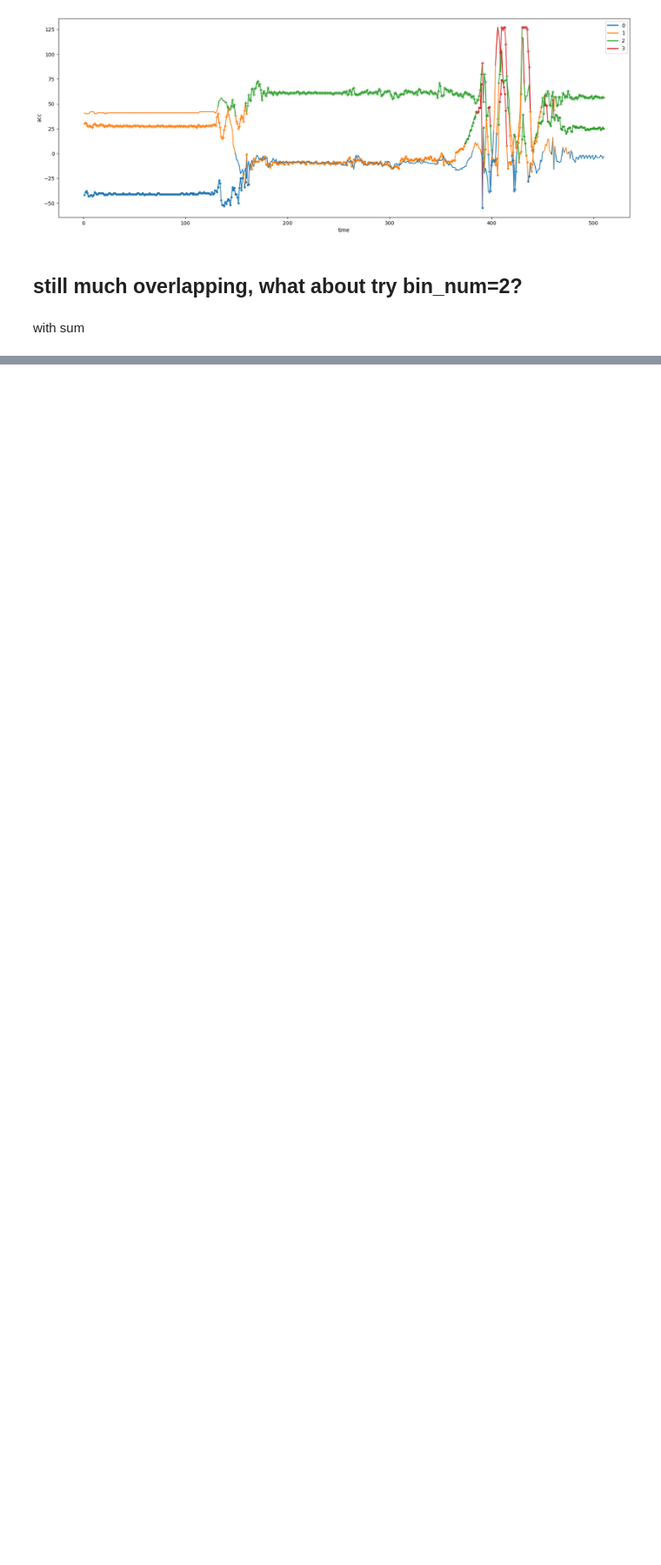
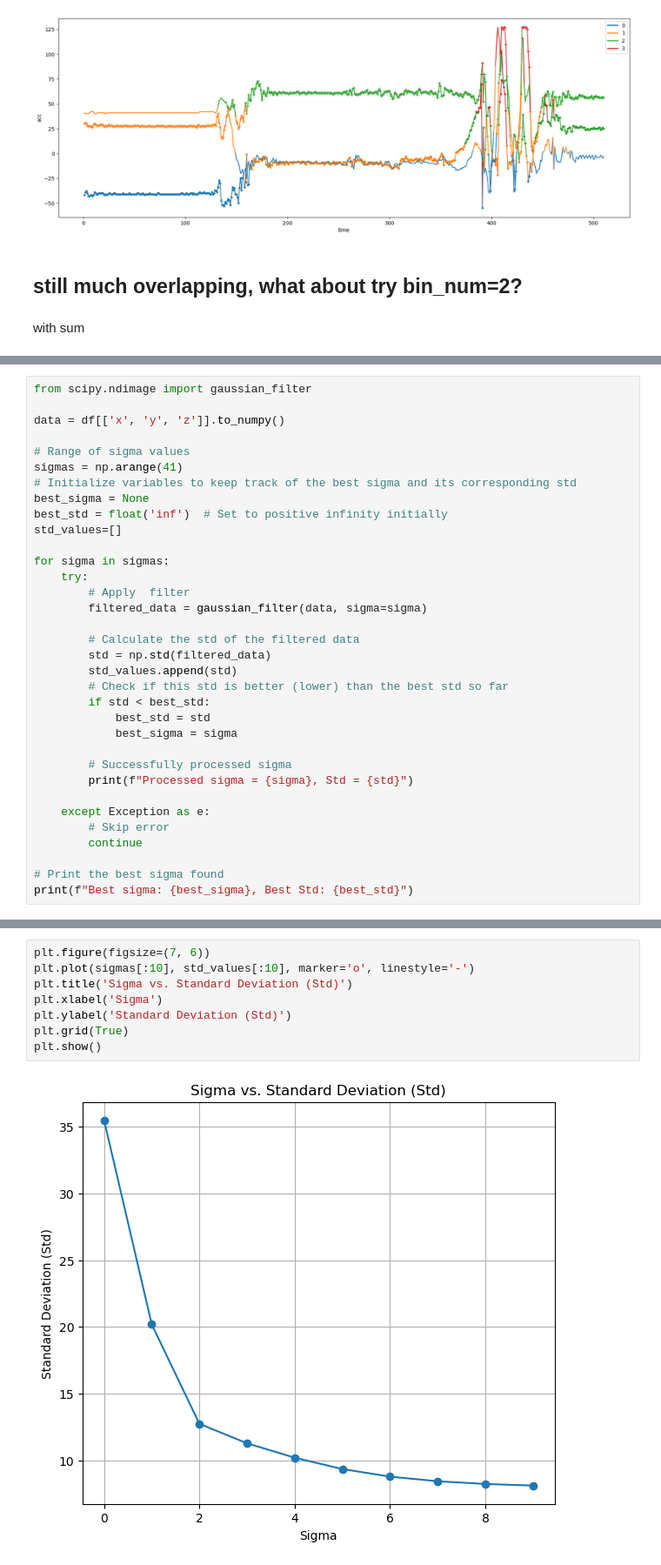
Before and after one commit to ScreamingPigeon/ms-analysis-23, a Jupyter notebook: segementation.ipynb, the cells around one changed output, grey strips where cells are left out. Shown at 87% size. Cells and saved outputs as stored; diff of their text form; blank space fills up the shorter version.

```diff
--- a/segementation.ipynb
+++ b/segementation.ipynb
@@ -449,0 +469,34 @@ plt.show()
+# %%
+from scipy.ndimage import gaussian_filter
+
+data = df[['x', 'y', 'z']].to_numpy()
+
+# Range of sigma values
+sigmas = np.arange(41)
+# Initialize variables to keep track of the best sigma and its corresponding std
+best_sigma = None
+best_std = float('inf')  # Set to positive infinity initially
+std_values=[]
+
+for sigma in sigmas:
+    try:
+        # Apply  filter
+        filtered_data = gaussian_filter(data, sigma=sigma)
+
+        # Calculate the std of the filtered data
+        std = np.std(filtered_data)
+        std_values.append(std)
+        # Check if this std is better (lower) than the best std so far
+        if std < best_std:
+            best_std = std
+            best_sigma = sigma
+
+        # Successfully processed sigma
+        print(f"Processed sigma = {sigma}, Std = {std}")
+
+    except Exception as e:
+        # Skip error
+        continue
+
+# Print the best sigma found
+print(f"Best sigma: {best_sigma}, Best Std: {best_std}")
@@ -449,0 +521,10 @@ plt.show()
+# %%
+plt.figure(figsize=(7, 6))
+plt.plot(sigmas[:10], std_values[:10], marker='o', linestyle='-')
+plt.title('Sigma vs. Standard Deviation (Std)')
+plt.xlabel('Sigma')
+plt.ylabel('Standard Deviation (Std)')
+plt.grid(True)
+plt.show()
+# %% [output]
+[figure, added]
```
Also changed, not shown: parts of 43 cells of this notebook.
